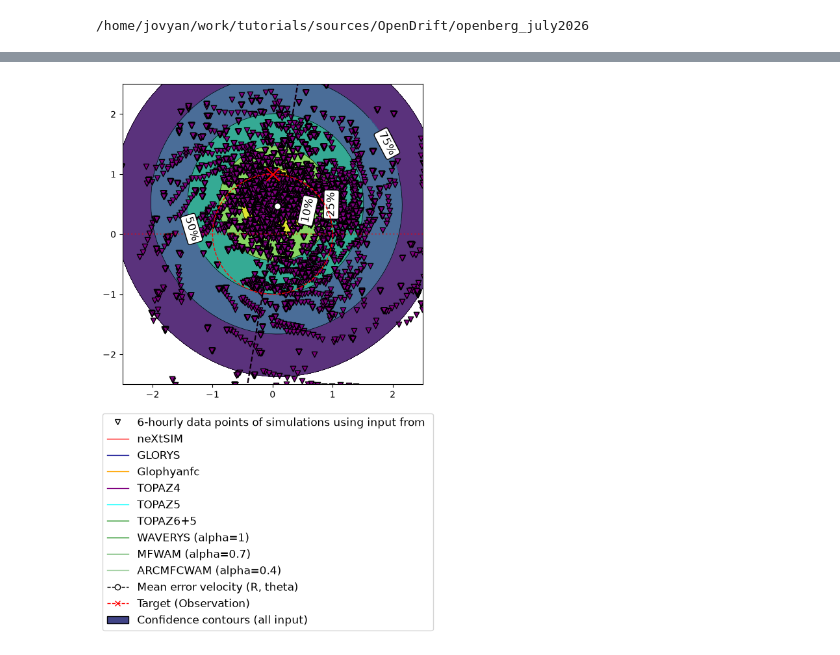
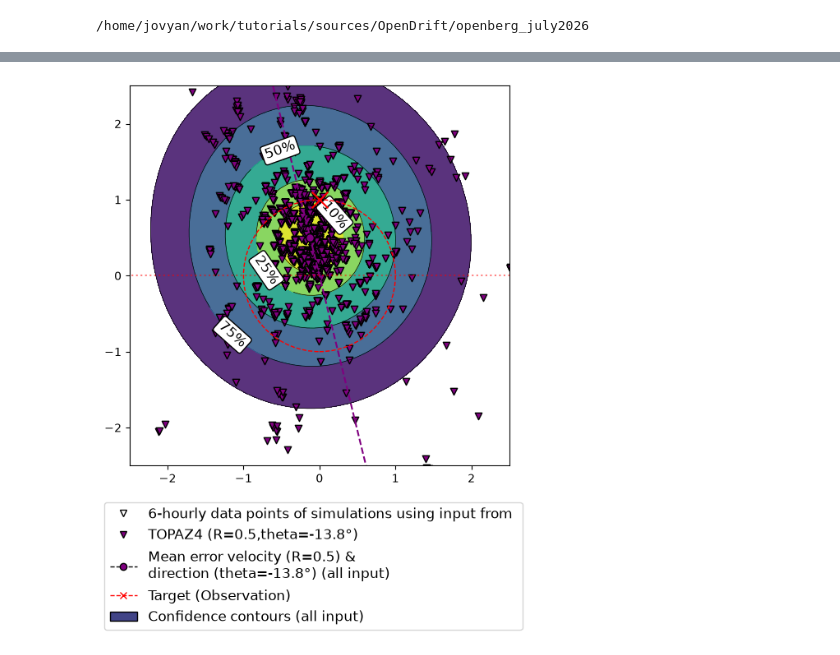
Before and after one commit to lia-f-h/openberg_july2026, a Jupyter notebook: scripts/polarplot_mult.ipynb, the cells around one changed output, grey strips where cells are left out. Drawn from its saved outputs; the diff is of its cells as text; code cells hidden in the pictures.

```diff
--- a/scripts/polarplot_mult.ipynb
+++ b/scripts/polarplot_mult.ipynb
@@ -11,7 +11,7 @@ from openberg_july2026.src2.utils2 import *
 import glob
 # %%
 # Read and subset tracker data
-ib = 'iceberg2011w1'
+ib = 'iceberg2017b'
 
 #read obs
 with xr.open_dataset('./input/merged_obs4.nc') as ds:
@@ -19,15 +19,15 @@ with xr.open_dataset('./input/merged_obs4.nc') as ds:
     obs_seed = obs.isel(time=(obs.seed_idx==1))
 # %%
 #read sim
-file_contain_all = [ib]
+file_contain_all = [ib,'topaz','wa']
 file_contain_any = ['_']
-file_notcontain = ['test','next','wa']#['topaz4','glorys','slope','era5','almost','stokes',]
+file_notcontain = ['test','next','6']#['topaz4','glorys','slope','era5','almost','stokes',]
 file_l = glob.glob("./results/*.nc")#['./results/juliette_topaz6_topaz4_windglophynrt.nc',]
 file_l = [f for f in file_l if all(ff in f for ff in file_contain_all)] #filtering for required keywords
 file_l = [f for f in file_l if any(ff in f for ff in file_contain_any)] #filtering for required keywords
 file_l = [f for f in file_l if all(ff not in f for ff in file_notcontain)] #filtering for neglected keywords
 file_l = file_l#[::-1]
 
-trajs,note = np.arange(obs.time.size*11), ''
+trajs,note = np.arange(obs.time.size*11), False
 print(file_l,trajs.size,note)
 # %% [output]
@@ -139,7 +139,7 @@ Data variables: (12/39)
 #              'topaz6_topaz5_waverys_windglophynrt':{'col':'green','alpha':1,'kw':'TOPAZ6+5'},
 # }
 
-legenddict = {
+legenddict_full = {
             'neXtSIM':{'col':'red','alpha':1},
             'GLORYS':{'col':'darkblue','alpha':1},
             'Glophyanfc':{'col':'orange','alpha':1},
@@ -150,9 +150,11 @@ legenddict = {
               'MFWAM (alpha=0.7)':{'col':'green','alpha':0.7},
               'ARCMFCWAM (alpha=0.4)':{'col':'green','alpha':0.4},
              }
+legenddict = {l:v for l,v in legenddict_full.items() for f in file_l if l.lower() in f }
 
 colordict = dict.fromkeys([f.split('/')[-1][:-3] for f in file_l])
 runtrajdict = dict.fromkeys([f.split('/')[-1][:-3] for f in file_l],np.arange(obs.time.size*11))
 for f in colordict:
     for l in legenddict:
-        if l.lower() in f: colordict[f]={'col':legenddict[l]['col'], 'alpha':1, 'kw':l}
+        colordict[f]={'col':legenddict[l]['col'], 'alpha':1, 'kw':l}
+colordict
@@ -161,7 +167,7 @@ for f in colordict:
 # Create obs-sim pairs by a) looking for the cloosest observation time for every simulation time,
 # b) subset (both datasets) to 6hourly or daily frequnecy, then as a),
 # # or c) looking for closest sim in obs.time.
-# # sim = simall
+sim = simall
 # sim = simall.sel(trajectory=trajs)
 # # a)Selects the nearest times in obs for every sim.time whihc is hourly
 # obs_simfreq = obs.sel(time=sim.time, method="nearest")
@@ -190,6 +196,7 @@ sim_obssubtime = sim.sel(time=obs_subtime.time, method="nearest")
 #Cut off from 5 Dec on as no sim results!
 
 sim_sub = sim_obssubtime
+obs_sub = obs_subtime
 # %%
 from scipy.spatial.distance import pdist
 
@@ -328,8 +336,8 @@ spread_save = {}
 
 # observation = ref
 azimuth_alpha, a2, distance0 = geod.inv(
-    obs.lon[:-1],obs.lat[:-1],obs.lon[1:],obs.lat[1:])
-dt = np.diff(obs.time) / np.timedelta64(1, "s")  #individual timesteps between the points
+    obs_sub.lon[:-1],obs_sub.lat[:-1],obs_sub.lon[1:],obs_sub.lat[1:])
+dt = np.diff(obs_sub.time) / np.timedelta64(1, "s")  #individual timesteps between the points
 vel0 = distance0 / dt #distance/seconds
 vel0
 
@@ -341,7 +349,7 @@ vel1 = distance1 / dt #distance/seconds
 
 # calculate the coordinates in the polar plot
 # THETA = np.array((azimuth_betha - azimuth_alpha + 360) % 360) #old
-THETA = (azimuth_betha - azimuth_alpha + 180) % 360 - 180
+THETA = (azimuth_betha - azimuth_alpha + 180) % 360 - 180 #all
 R = np.where(vel0>0,vel1 / vel0,np.nan) # if vel0 > 0 else 0
 R = np.where((R <= 3)&(R > 0.0),R,np.nan) #correction for outliers and non-drifting icebergs
 
@@ -389,7 +397,7 @@ theta_plot = np.arctan2(y_insiders_all, x_insiders_all)
 theta_avg_insiders_all = np.degrees(np.pi/2 - theta_plot)
 # normalize to [-180, 180]
 theta_avg_insiders_all = (theta_avg_insiders_all + 180) % 360 - 180
-means_save['all'] = [np.round(vals) for vals in (r_avg_insiders_all,theta_avg_insiders_all)]
+means_save['all'] = [np.round(vals,1) for vals in (r_avg_insiders_all,theta_avg_insiders_all)]
 spread_save['all'] = [np.round(vals,1)
                       for vals in (np.nanmax(R) - np.nanmin(R),np.nanmax(THETA) - np.nanmin(THETA),np.nanpercentile(R, 90) - np.nanpercentile(R, 10),np.nanpercentile(THETA, 90) - np.nanpercentile(THETA, 10))] #range as in max-min and IQR range (from 90 to 10%)
 
@@ -454,7 +462,7 @@ for runn,run in enumerate(sim_sub.run):
     vel1 = distance1 / dt #distance/seconds
 
     # calculate the coordinates in the polar plot
-    THETA = np.array((azimuth_betha - azimuth_alpha + 360) % 360)
+    THETA = np.array((azimuth_betha - azimuth_alpha + 360) % 360) #indv
     R = np.where(vel0>0,vel1 / vel0,np.nan) # if vel0 > 0 else 0
     R = np.where((R <= 3)&(R > 0.0),R,np.nan) #correction for outliers and non-drifting icebergs
 
@@ -495,7 +503,8 @@ for runn,run in enumerate(sim_sub.run):
         y_insiders,
         marker="o",
         s=50,
-        c=col_run,alpha=colordict[inputdata]['alpha'],edgecolor='k',
+        c=col_run,
+        alpha=colordict[inputdata]['alpha'],edgecolor='k',
         # label=f"Mean (R={np.round(r_avg_insiders,1)},theta={np.round(theta_avg_insiders,1) if theta_avg_insiders<180 else np.round(theta_avg_insiders-360,1)}°)",
         zorder=30,
     )
@@ -510,24 +519,25 @@ for runn,run in enumerate(sim_sub.run):
     # print(inputdata,f"Mean (R={np.round(r_avg_insiders,1)},theta={np.round(theta_avg_insiders,1) if theta_avg_insiders<180 else np.round(theta_avg_insiders-360,1)}°)")
 
 #all simulations again
-ax.scatter(
-    x_insiders_all,
-    y_insiders_all,
-    marker="o",
-    s=50,
-    facecolor='w',edgecolor='k',
-    # label=f"mean without ouliers (R={np.round(r_avg_insiders,1)},theta={np.round(theta_avg_insiders,1) if theta_avg_insiders<180 else np.round(theta_avg_insiders-360,1)}°)",
-    label=f"Mean error velocity (R={np.round(r_avg_insiders_all,1)})",
-    zorder=30,
-)
-# print('all',f"Mean error velocity (R={np.round(r_avg_insiders_all,1)}) & direction (theta={np.round(theta_avg_insiders_all,1) if theta_avg_insiders_all<180 else np.round(theta_avg_insiders_all-360,1)}°) (all input)")
-ax.plot(
-    np.linspace(-3, 3, 100),
-    np.tan(np.pi / 2 - np.deg2rad(theta_avg_insiders_all)) * np.linspace(-3, 3, 100),
-    color="k",
-    linestyle="--",
-    label=f"Mean error direction (theta={np.round(theta_avg_insiders_all,1) if theta_avg_insiders_all<180 else np.round(theta_avg_insiders_all-360,1)}°)" #f"average deviation : {np.round(theta_avg_insiders,1) if theta_avg_insiders<180 else np.round(theta_avg_insiders-360,1)}°",
-)
+if len(file_l)>1:
+    ax.scatter(
+        x_insiders_all,
+        y_insiders_all,
+        marker="o",
+        s=50,
+        facecolor='w',edgecolor='k',
+        # label=f"mean without ouliers (R={np.round(r_avg_insiders,1)},theta={np.round(theta_avg_insiders,1) if theta_avg_insiders<180 else np.round(theta_avg_insiders-360,1)}°)",
+        label=f"Mean error velocity (R={np.round(r_avg_insiders_all,1)})",
+        zorder=30,
+    )
+    # print('all',f"Mean error velocity (R={np.round(r_avg_insiders_all,1)}) & direction (theta={np.round(theta_avg_insiders_all,1) if theta_avg_insiders_all<180 else np.round(theta_avg_insiders_all-360,1)}°) (all input)")
+    ax.plot(
+        np.linspace(-3, 3, 100),
+        np.tan(np.pi / 2 - np.deg2rad(theta_avg_insiders_all)) * np.linspace(-3, 3, 100),
+        color="k",
+        linestyle="--",
+        label=f"Mean error direction (theta={np.round(theta_avg_insiders_all,1) if theta_avg_insiders_all<180 else np.round(theta_avg_insiders_all-360,1)}°)" #f"average deviation : {np.round(theta_avg_insiders,1) if theta_avg_insiders<180 else np.round(theta_avg_insiders-360,1)}°",
+    )
 
 #other plots things
 ax.scatter(0, 1, marker="x", s=200, c="r", label="Target", zorder=20)
@@ -551,11 +561,13 @@ legend_elements = [Line2D([0], [0],linestyle='-', color='w', marker='v', markerf
 # legend_elements = legend_elements+[Line2D([0], [0],linestyle='-', color='w', marker='v', markerfacecolor=col[runn],markeredgecolor='k', lw=1,
 #                           label=f"{run.item()[19:-3].replace('_',', ').title()} mean error (R={np.round(means_save[run.item()][0],1)},theta={np.round(means_save[run.item()][1],1) if means_save[run.item()][1]<180 else np.round(means_save[run.item()][1]-360,1)}°)") for runn,run in enumerate(sim_sub.run)]
 
-legend_elements = legend_elements+[Line2D([0], [0],linestyle='-', color=legenddict[el]['col'],alpha=legenddict[el]['alpha'], lw=1, label=el) for el in legenddict]
+legend_elements = legend_elements+[#Line2D([0], [0],linestyle='-', color=legenddict[el]['col'],alpha=legenddict[el]['alpha'], lw=1, label=el) for el in legenddict]
+                                Line2D([0], [0],linestyle='-', color='w', markerfacecolor=legenddict[el]['col'],alpha=legenddict[el]['alpha'], marker='v',markeredgecolor='k', lw=1,
+                                       label=f"{el} (R={np.round(means_save[run.item()][0],1)},theta={np.round(means_save[run.item()][1],1) if means_save[run.item()][1]<180 else np.round(means_save[run.item()][1]-360,1)}°)") for el in legenddict]
 legend_elements = legend_elements+[
-                  Line2D([0], [0],linestyle='--', color='k',marker='o',markerfacecolor='w',markeredgecolor='k', lw=1,
-                         label=f"Mean error velocity (R, theta)"),#(R={np.round(r_avg_insiders_all,1)}) & \ndirection (theta={np.round(theta_avg_insiders_all,1) if theta_avg_insiders_all<180 else np.round(theta_avg_insiders_all-360,1)}°) (all input)"),
-                  Line2D([0], [0],linestyle='--', color='r',marker='x', lw=1,label='Target (Observation)'),
+                  Line2D([0], [0],linestyle='--', color='k',marker='o',markerfacecolor='w' if len(file_l)>1 else col_run,markeredgecolor='k', lw=1,
+                         label=f"Mean error velocity (R={np.round(r_avg_insiders_all,1)}) & \ndirection (theta={np.round(theta_avg_insiders_all,1) if theta_avg_insiders_all<180 else np.round(theta_avg_insiders_all-360,1)}°) (all input)")]
+legend_elements = legend_elements+[Line2D([0], [0],linestyle='--', color='r',marker='x', lw=1,label='Target (Observation)'),
                   Patch(facecolor=plt.colormaps['viridis'](0.2), edgecolor='k',label='Confidence contours (all input)'),
                   ]
 leg = fig.legend(handles=legend_elements,fontsize=12,#,ncol=len(legend_elements0+legend_elements2), columnspacing=0.6,labelspacing=0.3,loc='center',bbox_to_anchor=bbox_dict[kw][0])
@@ -569,4 +581,4 @@ iceberg2011w1_gebco_topaz4_windglophyre 0 131 0 131
-[figure, old version]
+[figure, new version]
 # %%
 note,means_save
 # %% [output]
```
Also changed, not shown: parts of 7 cells of this notebook, 18 other files.
